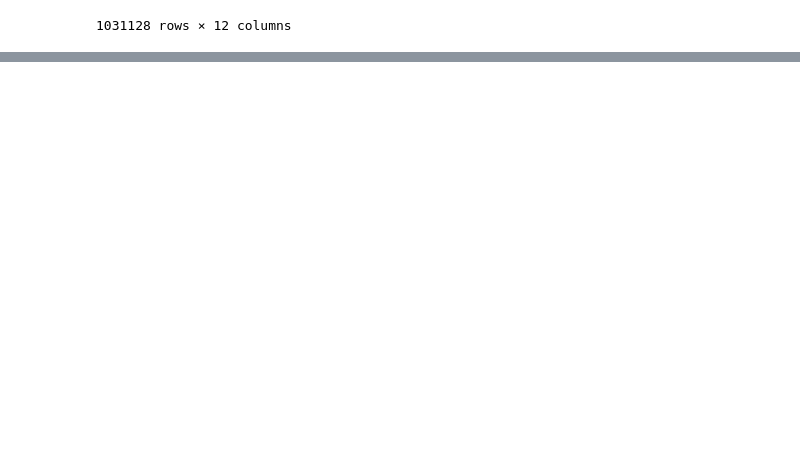
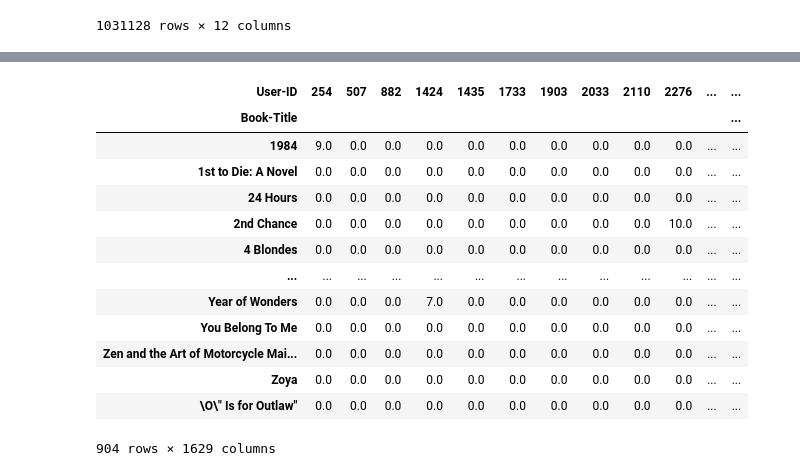
Before and after one commit to NurAlamNahidSarkar/bookRecommendation_ML, a Jupyter notebook: bookrecommendation.ipynb, the cells around one changed output, grey strips where cells are left out. Drawn from its saved outputs; the diff is of its cells as text; code cells hidden in the pictures; blank space fills up the shorter version.

Commit message:
Kaggle Notebook | BookRecommendation | Version 3

```diff
--- a/bookrecommendation.ipynb
+++ b/bookrecommendation.ipynb
@@ -407,5 +407,5 @@ book_df
 | 1031135 | 0767409752 | A Guided Tour of Rene Descartes' ... | Christopher Biffle | 2000 | McGraw-Hill Humanities/Social Sci... | http://images.amazon.com/images/P... | http://images.amazon.com/images/P... | ... |
 1031128 rows × 12 columns
 # %%
-users_ratings = book_df.groupby('User-ID').count()['Book-Rating'].reset_index()
-users_ratings
+users_ratings = book_df.groupby('User-ID').count()['Book-Rating'] > 100
+users_ratings = users_ratings[users_ratings].index
@@ -426,5 +412,3 @@ users_ratings
-# %%
-users_ratings = users_ratings[users_ratings['Book-Rating'] > 100 ]
 # %%
 users_ratings
 # %% [output]
@@ -462,4 +421,3 @@ user
 # %%
-book_num_ratings = book_df.groupby('Book-Title')['Book-Rating'].count().reset_index()
-famous_books = book_num_ratings[book_num_ratings['Book-Rating'] > 100]
-famous_books
+book_num_ratings = book_df.groupby('Book-Title')['Book-Rating'].count() > 100
+famous_books = book_num_ratings[book_num_ratings].index
@@ -497,0 +440,32 @@ books
+# %%
+# 1. Filter the original book_df to create a new one
+#    This keeps only the rows that are in *both* of your lists
+filtered_df = book_df[
+    book_df['Book-Title'].isin(famous_books) &
+    book_df['User-ID'].isin(users_ratings)
+]
+
+# 2. Now, create your pivot table from this new *filtered* DataFrame
+book_pivot = filtered_df.pivot_table(
+    index='Book-Title',
+    columns='User-ID',
+    values='Book-Rating'
+).fillna(0)
+
+# 3. Display your new, filtered pivot table
+book_pivot
+# %% [output]
+| User-ID | 254 | 507 | 882 | 1424 | 1435 | 1733 | 1903 | 2033 | 2110 | 2276 | ... | ... |
+| Book-Title |  |  |  |  |  |  |  |  |  |  |  | ... |
+| 1984 | 9.0 | 0.0 | 0.0 | 0.0 | 0.0 | 0.0 | 0.0 | 0.0 | 0.0 | 0.0 | ... | ... |
+| 1st to Die: A Novel | 0.0 | 0.0 | 0.0 | 0.0 | 0.0 | 0.0 | 0.0 | 0.0 | 0.0 | 0.0 | ... | ... |
+| 24 Hours | 0.0 | 0.0 | 0.0 | 0.0 | 0.0 | 0.0 | 0.0 | 0.0 | 0.0 | 0.0 | ... | ... |
+| 2nd Chance | 0.0 | 0.0 | 0.0 | 0.0 | 0.0 | 0.0 | 0.0 | 0.0 | 0.0 | 10.0 | ... | ... |
+| 4 Blondes | 0.0 | 0.0 | 0.0 | 0.0 | 0.0 | 0.0 | 0.0 | 0.0 | 0.0 | 0.0 | ... | ... |
+| ... | ... | ... | ... | ... | ... | ... | ... | ... | ... | ... | ... | ... |
+| Year of Wonders | 0.0 | 0.0 | 0.0 | 7.0 | 0.0 | 0.0 | 0.0 | 0.0 | 0.0 | 0.0 | ... | ... |
+| You Belong To Me | 0.0 | 0.0 | 0.0 | 0.0 | 0.0 | 0.0 | 0.0 | 0.0 | 0.0 | 0.0 | ... | ... |
+| Zen and the Art of Motorcycle Mai... | 0.0 | 0.0 | 0.0 | 0.0 | 0.0 | 0.0 | 0.0 | 0.0 | 0.0 | 0.0 | ... | ... |
+| Zoya | 0.0 | 0.0 | 0.0 | 0.0 | 0.0 | 0.0 | 0.0 | 0.0 | 0.0 | 0.0 | ... | ... |
+| \O\" Is for Outlaw" | 0.0 | 0.0 | 0.0 | 0.0 | 0.0 | 0.0 | 0.0 | 0.0 | 0.0 | 0.0 | ... | ... |
+904 rows × 1629 columns
```
Also changed, not shown: parts of 8 cells of this notebook.
